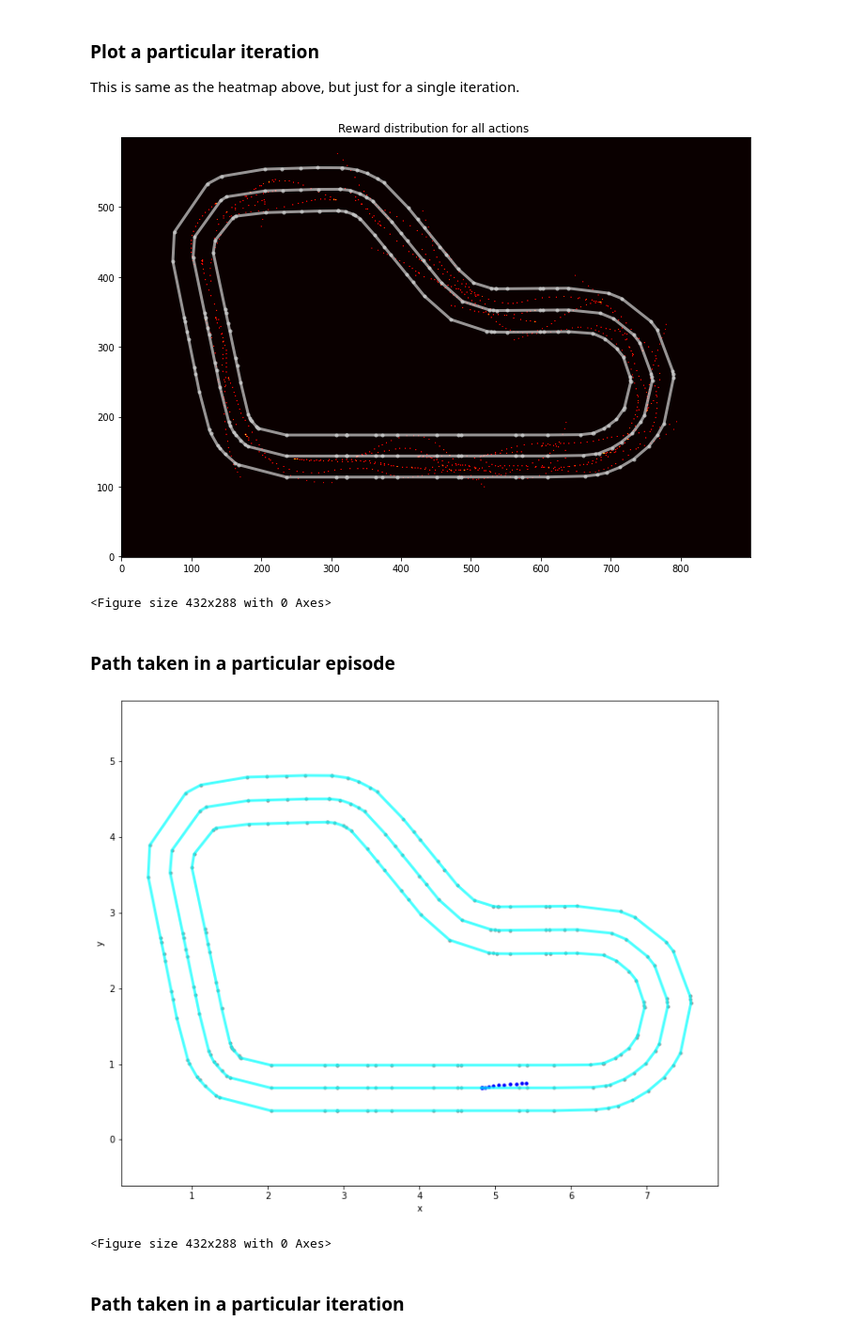
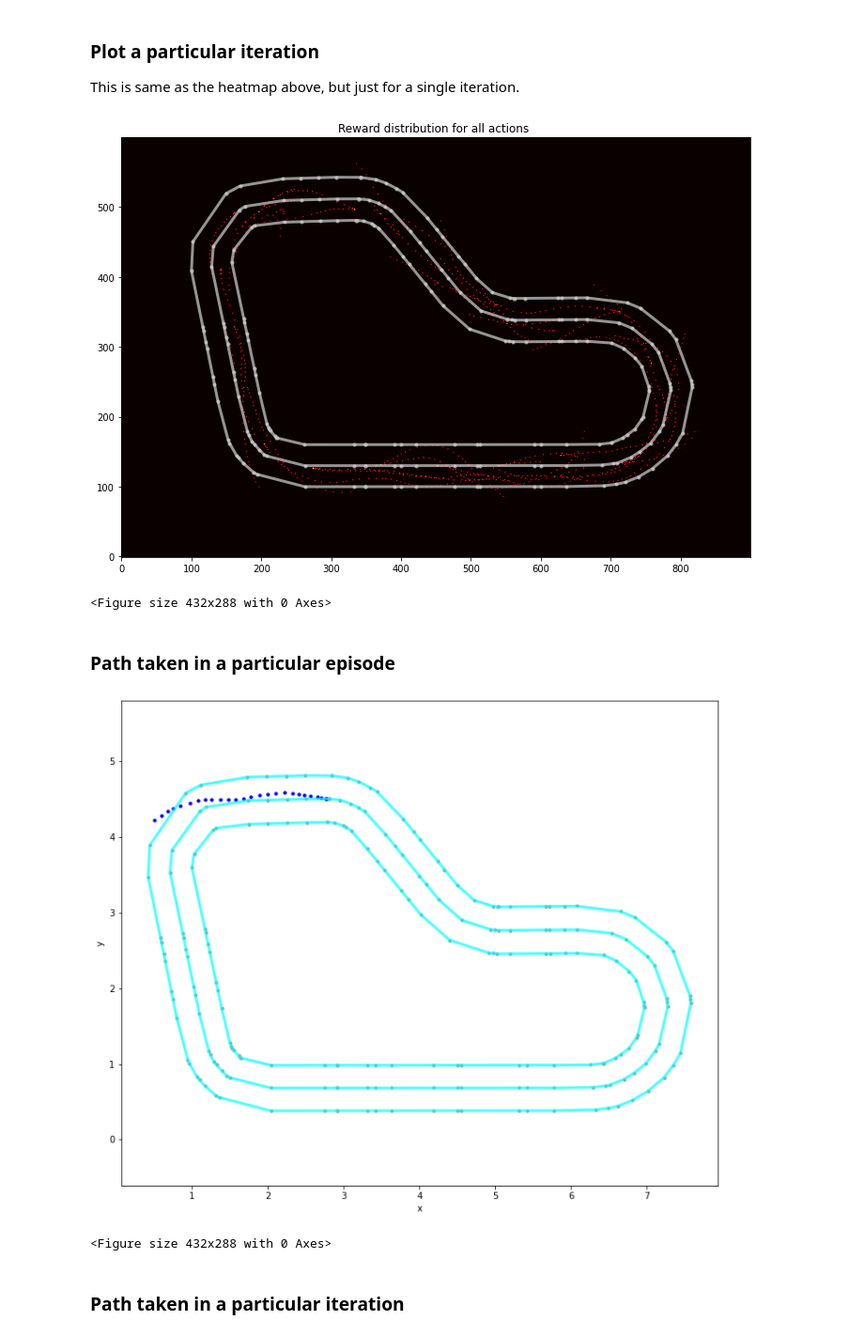
Before and after one commit to aws-deepracer-community/deepracer-analysis, a Jupyter notebook: Training_analysis.ipynb, the cells around one changed output. Shown at 94% size. Saved outputs shown, nothing was run; the diff lists cells and outputs as text; code cells hidden in the pictures.

```diff
--- a/Training_analysis.ipynb
+++ b/Training_analysis.ipynb
@@ -163,5 +125,0 @@ df = log.dataframe()
-# %%
-# Unfortunately we need a temporary workaround until old and new utils have compatible names
-df["throttle"]=df["speed"]
-df["timestamp"]=df["tstamp"]
-df["steer"]=df["steering_angle"]
@@ -167,0 +172,13 @@ df["steer"]=df["steering_angle"]
+# %%
+# We will try to guess the track name first, if it
+# fails, we'll use the constant in quotes
+
+try:
+    track_name = log.agent_and_network()["world"]
+except Exception as e:
+    track_name = "reinvent_base"
+
+
+track: Track = tu.load_track(track_name)
+
+pu.plot_trackpoints(track)
@@ -433,16 +456,16 @@ iteration_id = 3
 
 pu.plot_track(df[df['iteration'] == iteration_id], track)
 # %% [output]
-[figure, old version]
+[figure, new version]
 <Figure size 432x288 with 0 Axes>
 # %% [markdown]
 ### Path taken in a particular episode
 # %%
-episode_id = 122
+episode_id = 12
 
-pu.plot_selected_laps(simulation_agg[simulation_agg['episode'] == episode_id], df, track)
+pu.plot_selected_laps([episode_id], df, track)
 # %% [output]
-[figure, old version]
+[figure, new version]
 <Figure size 432x288 with 0 Axes>
 # %% [markdown]
 ### Path taken in a particular iteration
```
Also changed, not shown: parts of 24 cells of this notebook, 1 other file.
